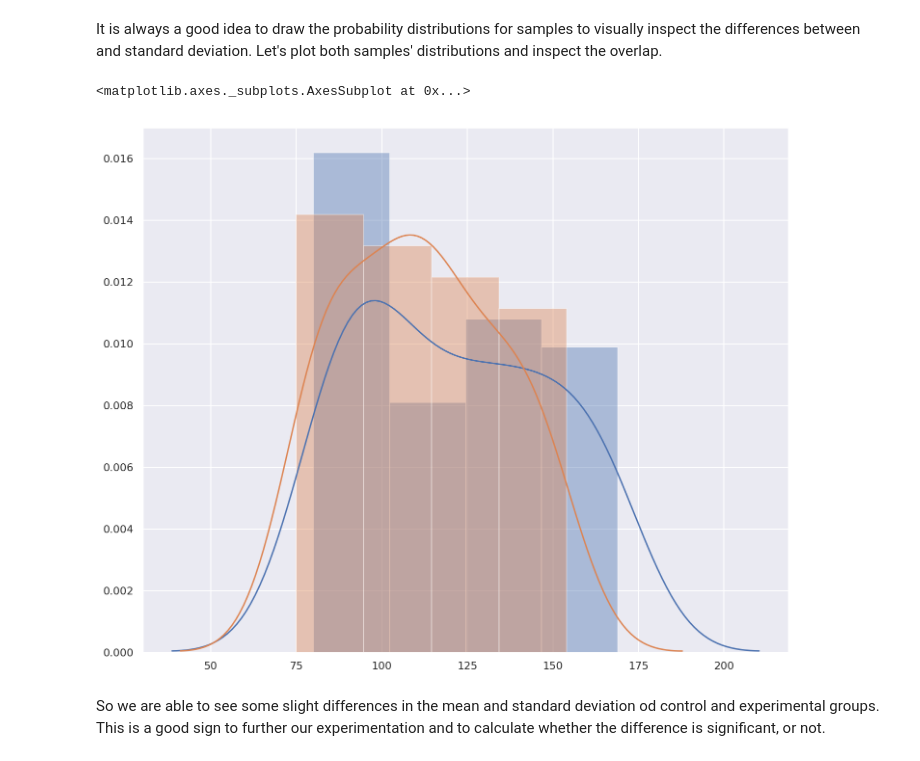
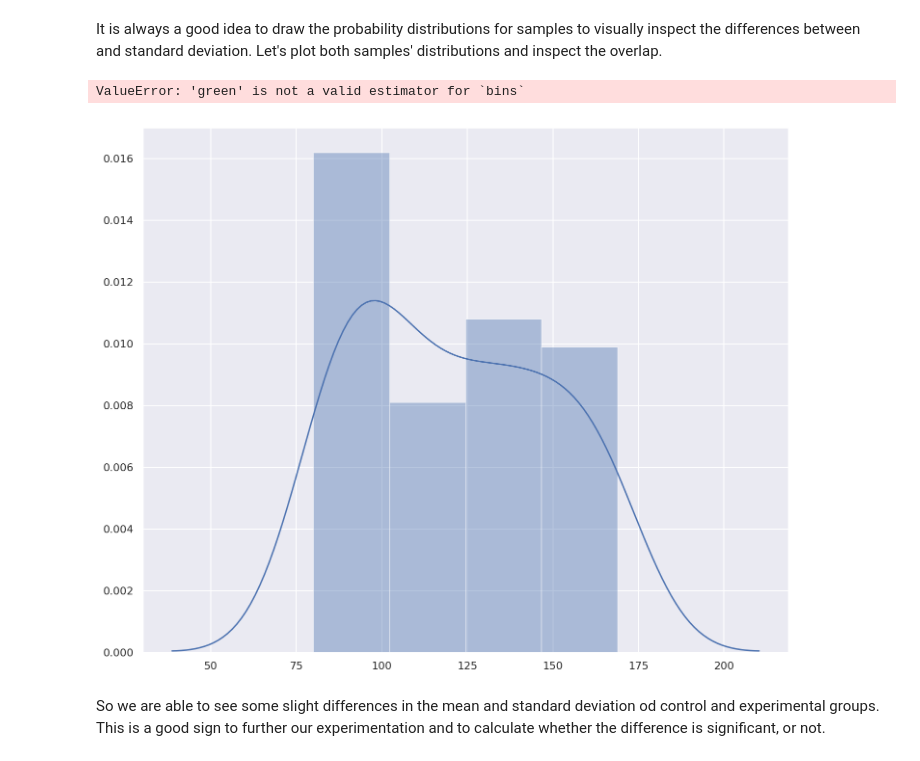
Before and after one commit to Ran-Tokman/dsc-2-20-09-2-sample-t-tests-lab-nyc-ds-career-031119, a Jupyter notebook: index.ipynb, the cells around one changed output. Cells and saved outputs as stored; diff of their text form; code cells hidden in the pictures.

```diff
--- a/index.ipynb
+++ b/index.ipynb
@@ -56,12 +56,12 @@ Let's plot both samples' distributions and inspect the overlap.
 # %%
 # Draw a plot showing overlapping of distribution means and sds for incpection
 sns.set(color_codes=True)
 sns.set(rc={'figure.figsize':(12,10)})
 sns.distplot(control) # Blue distribution
-sns.distplot(experimental) # Green distribution
+sns.distplot(experimental,'green') # Green distribution
 # %% [output]
-<matplotlib.axes._subplots.AxesSubplot at 0x...>
+ValueError: 'green' is not a valid estimator for `bins`
-[figure, old version]
+[figure, new version]
 # %% [markdown]
 So we are able to see some slight differences in the mean and standard deviation od control and experimental groups. This is a good sign to further our experimentation and to calculate whether the difference is significant, or not.
 # %% [markdown]
```
